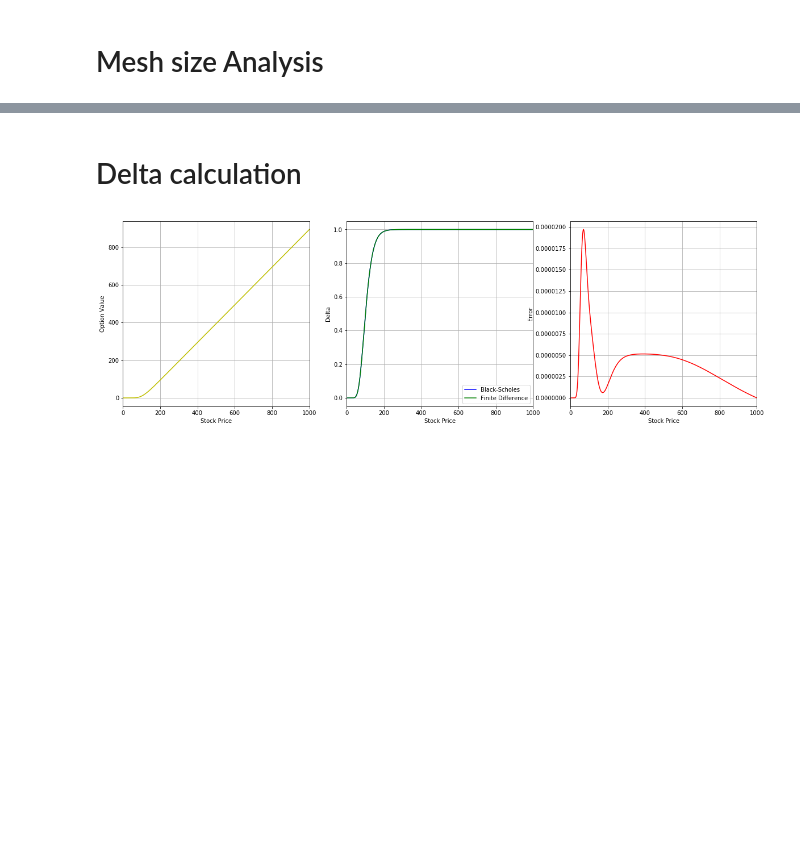
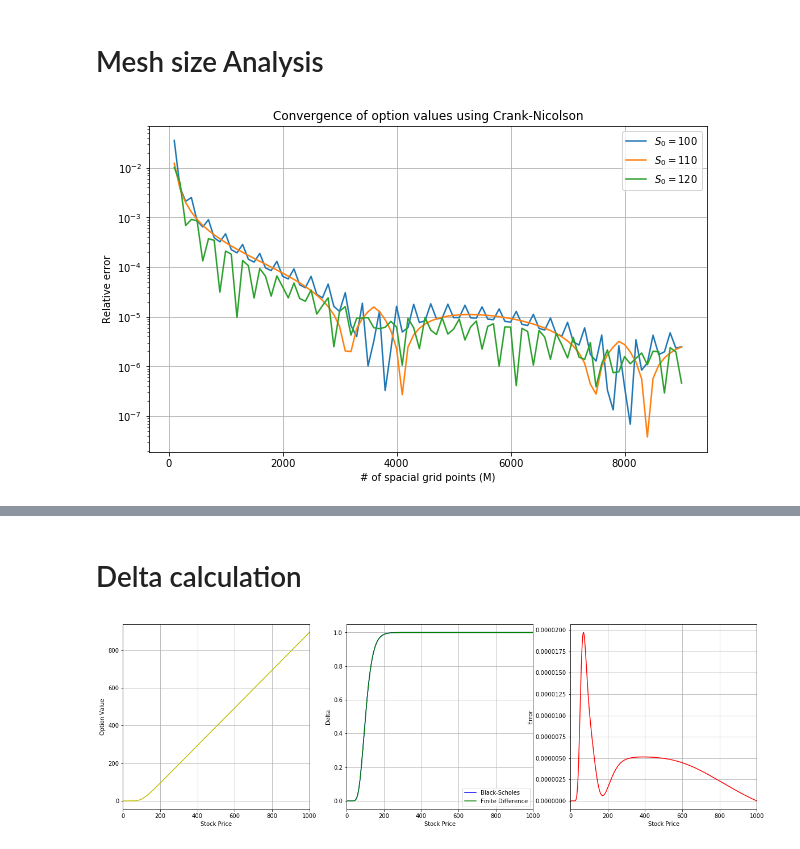
Before and after one commit to krishnakanthsasi/ComputationFin-nce-18, a Jupyter notebook: lab3/lab_assignment_3.ipynb, the cells around one changed output, grey strips where cells are left out. Cells and saved outputs as stored; diff of their text form; code cells hidden in the pictures; blank space fills up the shorter version.

```diff
--- a/lab3/lab_assignment_3.ipynb
+++ b/lab3/lab_assignment_3.ipynb
@@ -416,0 +407,13 @@ BS_deltas, BS_prices = black_scholes(r, K, T, np.array([100,110,120]), sigma)
+# %%
+sigma, r, T = 0.3, 0.04, 1
+K = 110
+S_bounds = 0.001, 1000
+
+BS_deltas, BS_prices = black_scholes(r, K, T, np.array([100,110,120]), sigma)
+
+N = 1000
+M_list = np.arange(100,9001,100)
+
+# Crank_Nicolson
+scheme = "Crank_Nicolson"
+S0_prices = analyze_convergence(K,sigma,r,T,S_bounds,N,M_list,scheme,"Neumann")
@@ -416,0 +426,19 @@ BS_deltas, BS_prices = black_scholes(r, K, T, np.array([100,110,120]), sigma)
+# %%
+S100,S110,S120 = np.abs((S0_prices-BS_prices[:,None]) / BS_prices[:,None])
+
+plt.figure(figsize=(10,6))
+plt.title("Convergence of option values using Crank-Nicolson")
+plt.xlabel("# of spacial grid points (M)")
+plt.ylabel("Relative error")
+
+plt.grid(True)
+plt.yscale("log")
+
+plt.plot(M_list,S100,label=r'$S_0 = 100$')
+plt.plot(M_list,S110,label=r'$S_0 = 110$')
+plt.plot(M_list,S120,label=r'$S_0 = 120$')
+
+plt.legend()
+plt.show()
+# %% [output]
+[figure, added]
```
Also changed, not shown: parts of 10 cells of this notebook, 6 other files.
